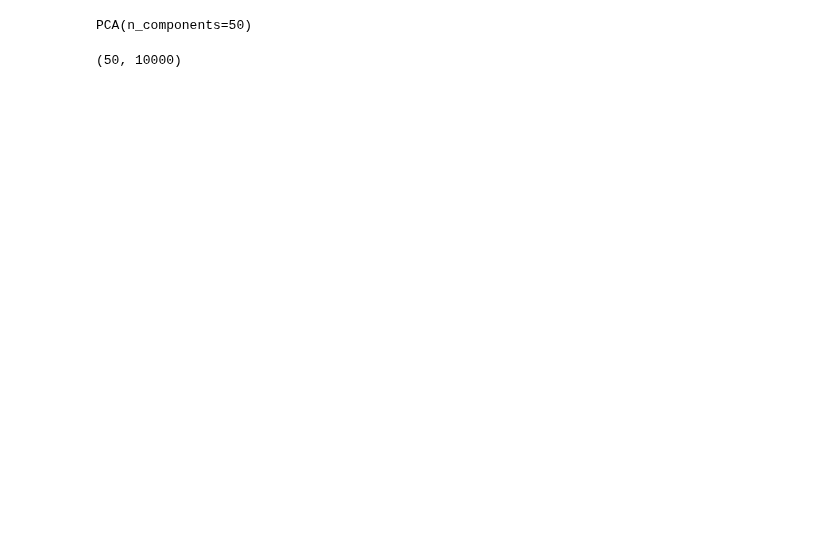
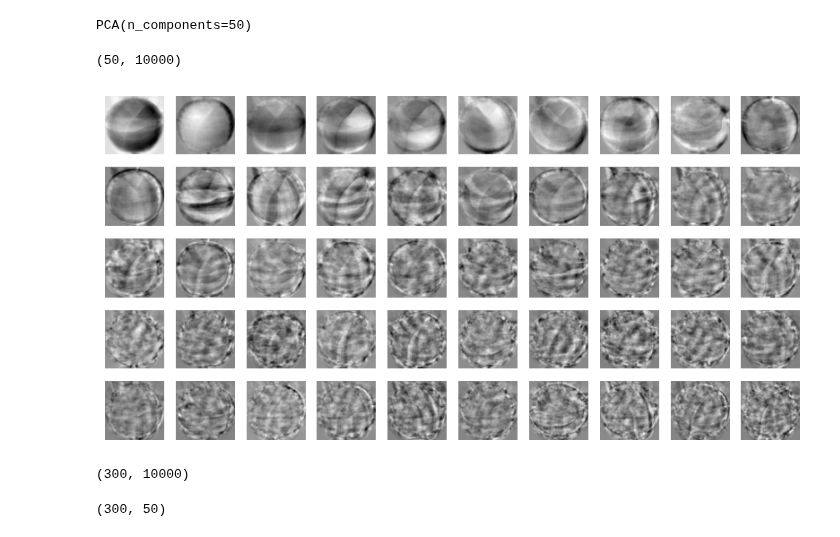
Before and after one commit to yonggyo1125/ai_class_source, a Jupyter notebook: 09 핀테크 머신러닝과 딥러닝 이해/source/day08/ex02.ipynb, the cells around one changed output. Saved outputs shown, nothing was run; the diff lists cells and outputs as text; code cells hidden in the pictures; blank space fills up the shorter version.

```diff
--- a/09 핀테크 머신러닝과 딥러닝 이해/source/day08/ex02.ipynb
+++ b/09 핀테크 머신러닝과 딥러닝 이해/source/day08/ex02.ipynb
@@ -32,7 +32,21 @@ def draw_fruits(arr, ratio = 1): # arr : 과일 이미지 데이터 배열, rati
         for j in range(cols):
             cur = i * 10 + j
             if  cur < total:
-                axs[i, j].imshow(arr[cur], cmap='gray_r', squeeze=False)
+                axs[i, j].imshow(arr[cur], cmap='gray_r')
 
             axs[i,j].axis('off')
     plt.show()
+# %%
+
+draw_fruits(pca.components_.reshape(-1, 100, 100))
+# %% [output]
+[figure, added]
+# %%
+fruits_2d.shape
+# %% [output]
+(300, 10000)
+# %%
+fruits_pca = pca.transform(fruits_2d) # 10000 차원 -> 50 차원
+fruits_pca.shape
+# %% [output]
+(300, 50)
```
